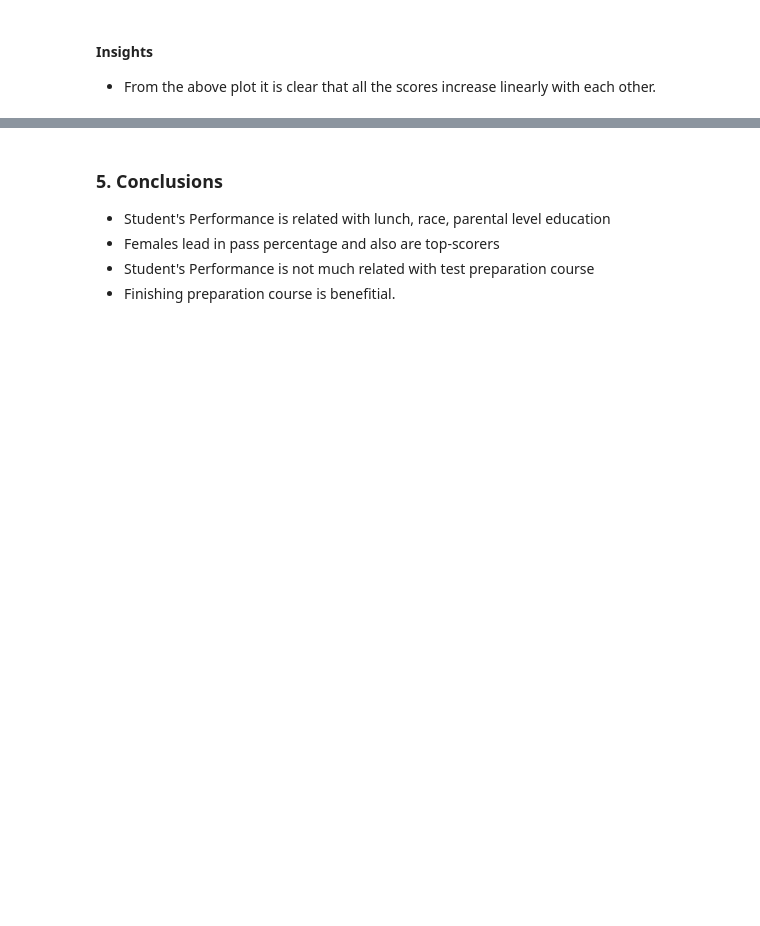
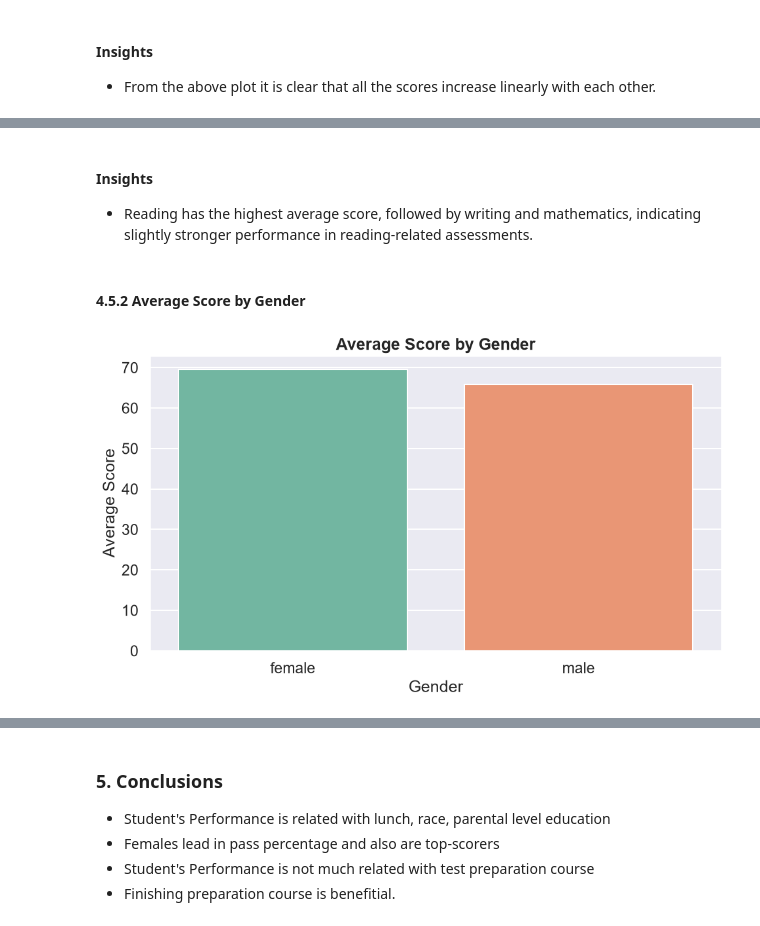
Before and after one commit to akhileshyadav8/Student-Performance-Indicator, a Jupyter notebook: notebook/1 . EDA STUDENT PERFORMANCE .ipynb, the cells around one changed output, grey strips where cells are left out. Cells and saved outputs as stored; diff of their text form; code cells hidden in the pictures; blank space fills up the shorter version.

```diff
--- a/notebook/1 . EDA STUDENT PERFORMANCE .ipynb
+++ b/notebook/1 . EDA STUDENT PERFORMANCE .ipynb
@@ -653,0 +696,25 @@ plt.show()
+# %% [markdown]
+#### Insights
+- Reading has the highest average score, followed by writing and mathematics, indicating slightly stronger performance in reading-related assessments.
+# %% [markdown]
+#### 4.5.2 Average Score by Gender
+# %%
+gender_average = df.groupby('gender')['average'].mean()
+
+plt.figure(figsize=(10, 6))
+
+sns.barplot(
+    x=gender_average.index,
+    y=gender_average.values,
+    palette='Set2'
+)
+
+plt.title('Average Score by Gender', fontweight='bold')
+plt.xlabel('Gender')
+plt.ylabel('Average Score')
+
+plt.tight_layout()
+plt.savefig('average_score_by_gender.png', dpi=300, bbox_inches='tight')
+plt.show()
+# %% [output]
+[figure, added]
```
Also changed, not shown: parts of 31 cells of this notebook.
